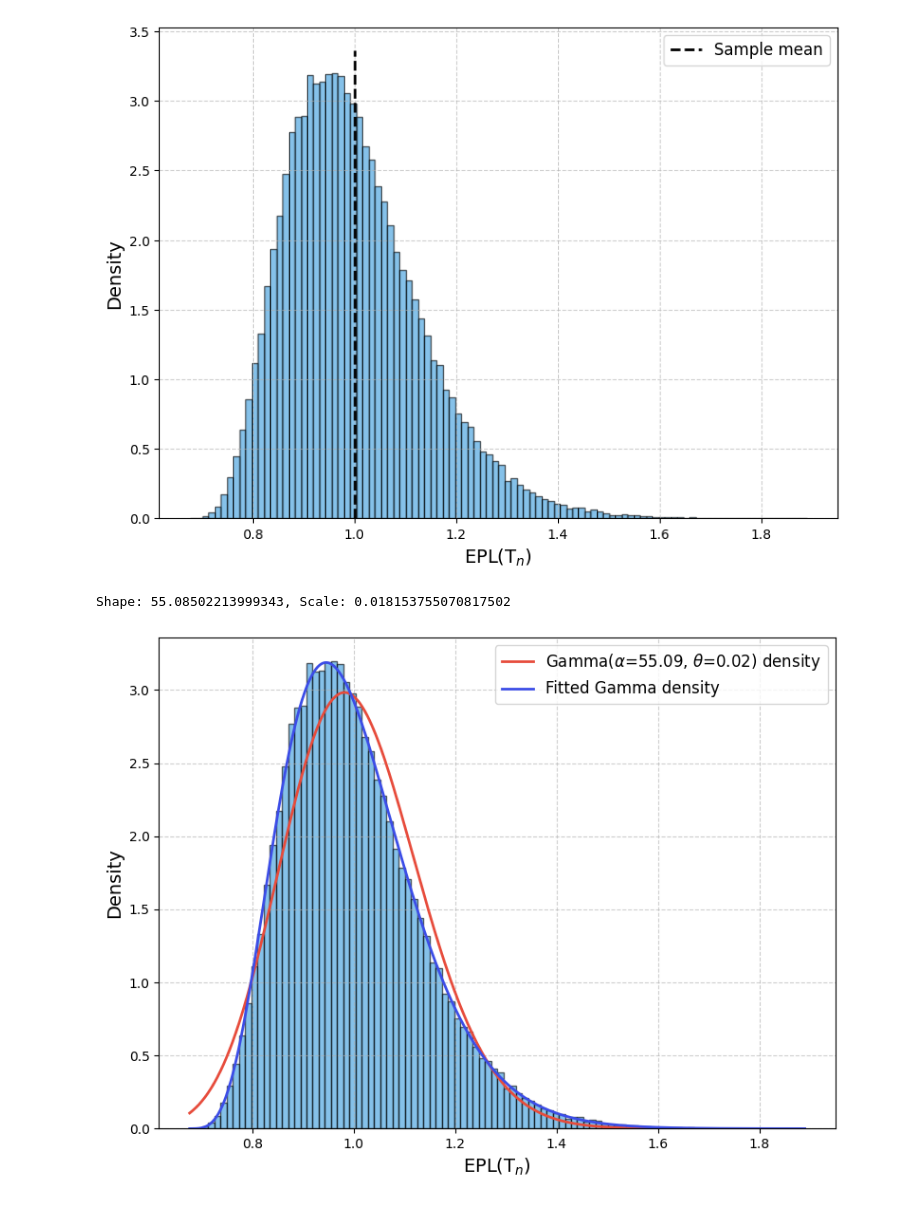
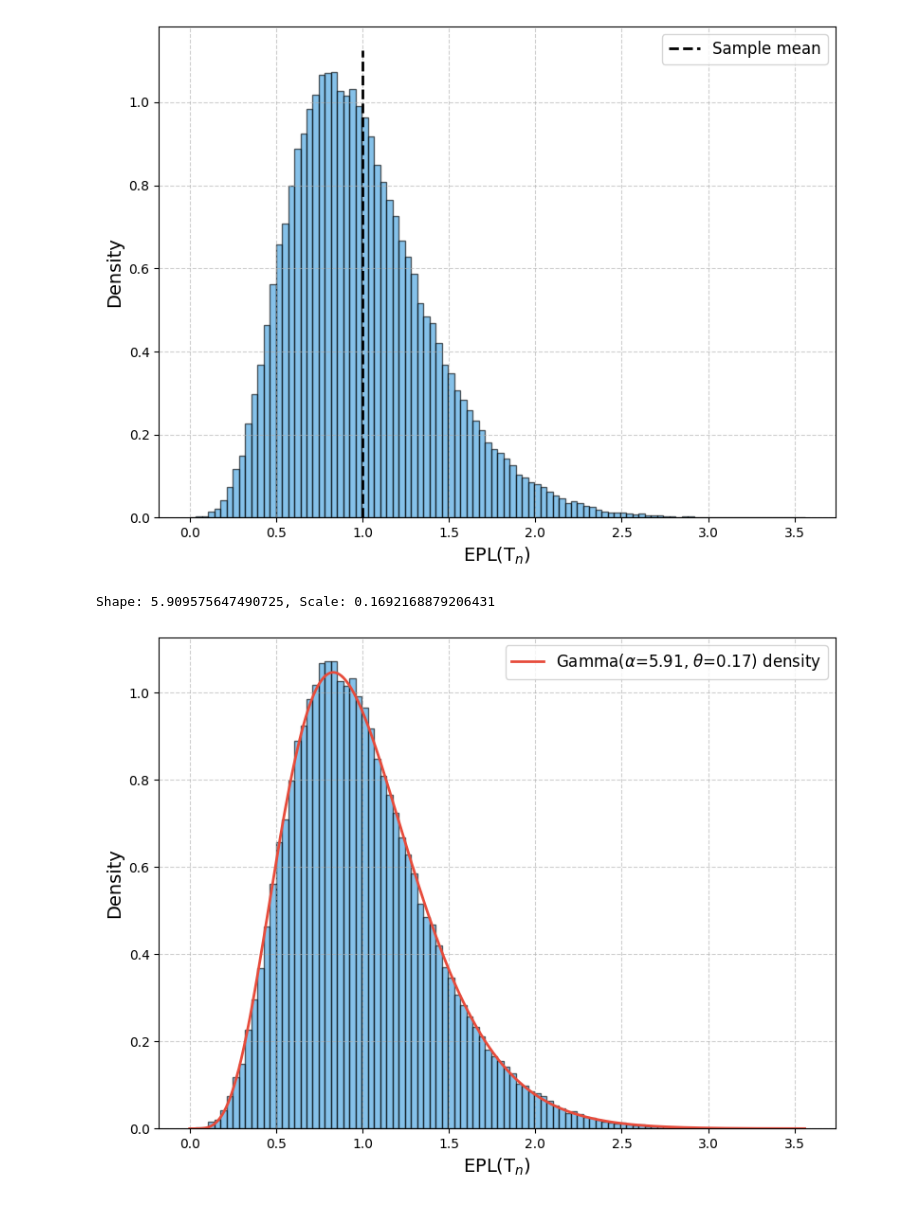
Before and after one commit to spsvihla/pcms, a Jupyter notebook: notebooks/asymptotic_distribution.ipynb, the cells around one changed output. Drawn from its saved outputs; the diff is of its cells as text; code cells hidden in the pictures.

Commit message:
Change: standardization to Gamma distribution

```diff
--- a/notebooks/asymptotic_distribution.ipynb
+++ b/notebooks/asymptotic_distribution.ipynb
@@ -16,3 +12,9 @@ draw = draw_ / utils.exp_epln_exact(n_leaves)
+# %%
+q = np.ceil(np.log2(n_leaves))
+# epl_min = (q + 1) * n_leaves - 2**q
+epl_min = np.min(draw_)
+m_n = (utils.exp_epln_exact(n_leaves) - epl_min)
+draw = (draw_ - epl_min) / m_n
 # %%
 n_bins = 100
 hist, bins = np.histogram(draw, bins=n_bins, density=True)
@@ -32,28 +34,27 @@ plt.tight_layout()
 
 plt.show()
 # %% [output]
-[figure, old version]
+[figure, new version]
 # %%
-shape = utils.exp_epln_exact(n_leaves)**2 / utils.var_epl_exact(n_leaves)
+# shape = utils.exp_epln_exact(n_leaves)**2 / utils.var_epl_exact(n_leaves)
+shape = m_n**2 / utils.var_epl_exact(n_leaves)
 scale = 1 / shape
 print(f"Shape: {shape}, Scale: {scale}")
 # %% [output]
-Shape: 55.08502213999343, Scale: 0.018153755070817502
+Shape: 5.909575647490725, Scale: 0.1692168879206431
 # %%
 xvals = np.linspace(bins[0], bins[-1], 1000)
 gamma_pdf = gamma.pdf(xvals, shape, scale=scale)
-fitted_gamma_pdf = gamma.pdf(xvals, *gamma.fit(draw))
 
 fig, ax = plt.subplots(figsize=(8, 6))
 ax.hist(draw, bins=n_bins, density=True, alpha=0.6, color='#3498db', edgecolor='black')
 ax.plot(xvals, gamma_pdf, color='#e74c3c', lw=2, label=rf"Gamma($\alpha$={shape:.2f}, $\theta$={scale:.2f}) density")
-ax.plot(xvals, fitted_gamma_pdf, color="#3c4de7", lw=2, label=rf"Fitted Gamma density")
 ax.set_xlabel(r'$\mathrm{EPL}(\mathrm{T}_n)$', fontsize=14)
 ax.set_ylabel(r'Density', fontsize=14)
 ax.grid(visible=True, linestyle='--', alpha=0.6)
 ax.legend(fontsize=12)
 plt.tight_layout()
 
 plt.show()
 # %% [output]
-[figure, old version]
+[figure, new version]
```
Also changed, not shown: parts of 2 cells of this notebook.
